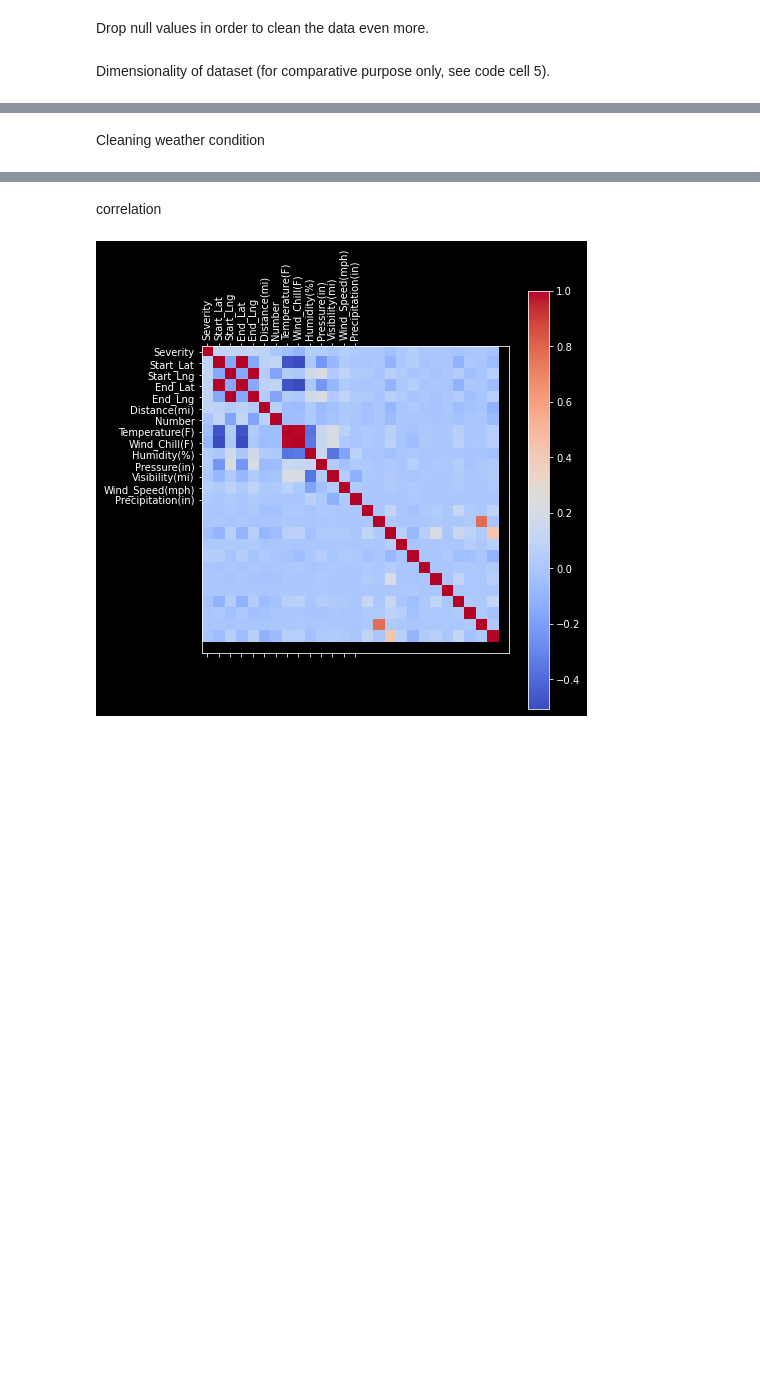
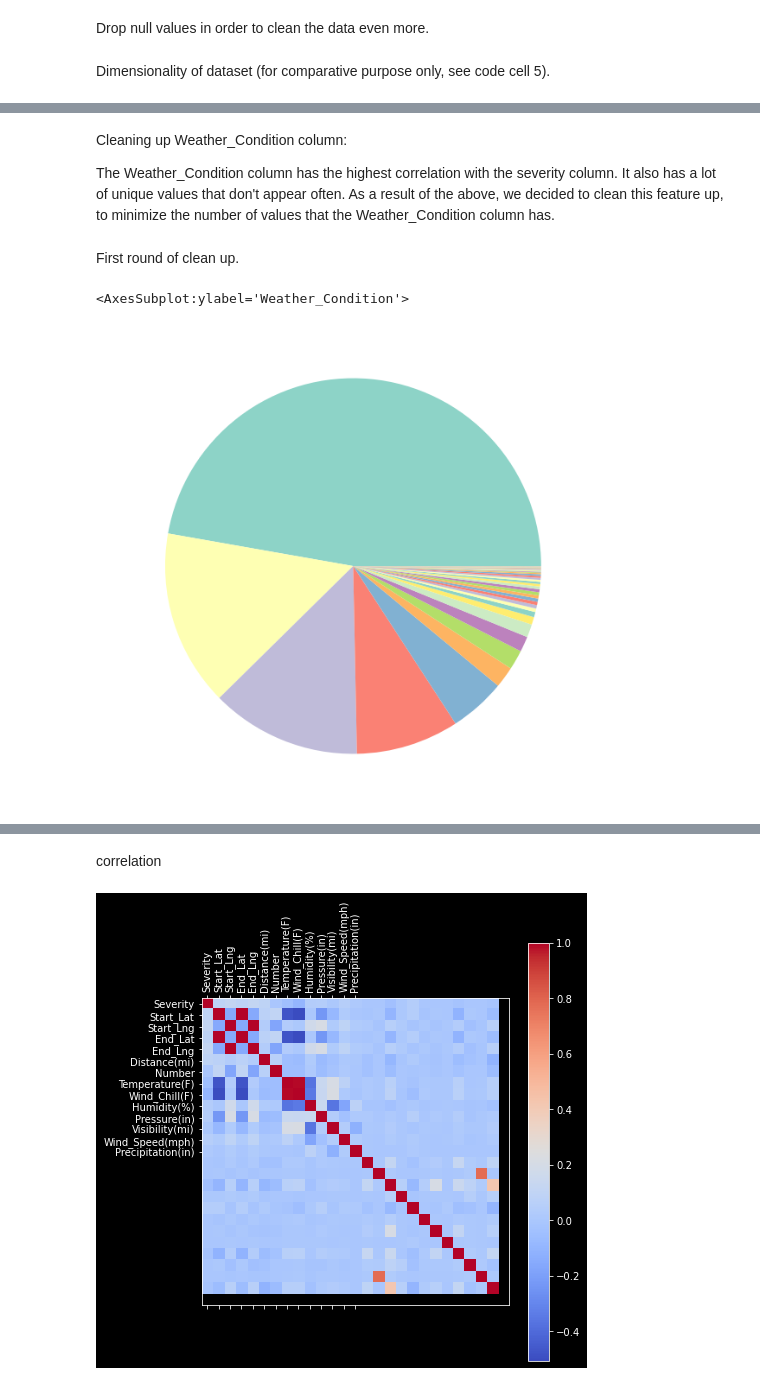
Before and after one commit to aboublini/Data-Analytics-US-Accidents, a Jupyter notebook: Ergasia_analytikis.ipynb, the cells around one changed output, grey strips where cells are left out. Cells and saved outputs as stored; diff of their text form; code cells hidden in the pictures; blank space fills up the shorter version.

```diff
--- a/Ergasia_analytikis.ipynb
+++ b/Ergasia_analytikis.ipynb
@@ -78,2 +82,12 @@ data.shape
-# %% [markdown]
-Cleaning weather condition
+# %% [markdown]
+Cleaning up Weather_Condition column:
+
+The Weather_Condition column has the highest correlation with the severity column. It also has a lot of unique values that don't appear often. As a result of the above, we decided to clean this feature up, to minimize the number of values that the Weather_Condition column has.
+# %% [markdown]
+First round of clean up.
+# %%
+# Before clean up
+data.Weather_Condition.value_counts().plot(kind='pie',figsize=(10,10))
+# %% [output]
+<AxesSubplot:ylabel='Weather_Condition'>
+[figure, added]
```
Also changed, not shown: parts of 27 cells of this notebook.
